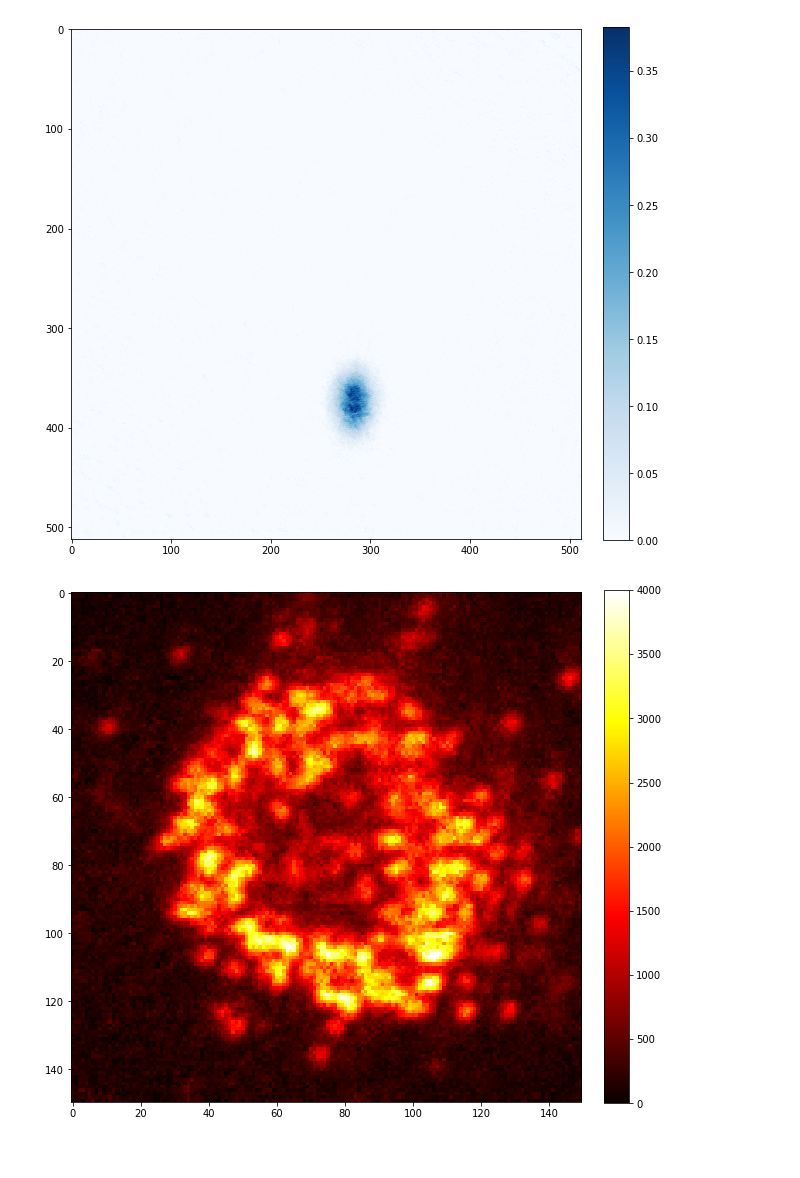
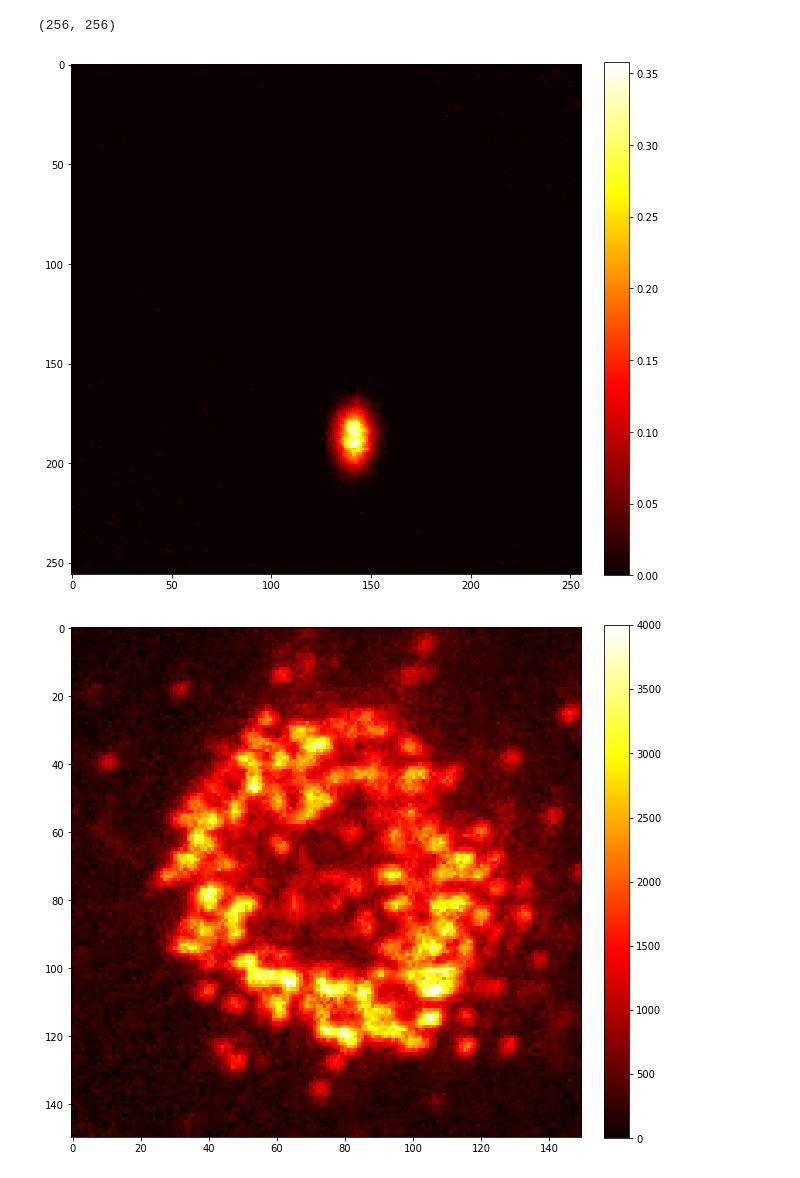
Before and after one commit to boxiaowave/pythonscriptsforlab, a Jupyter notebook: ExpImgProcess.ipynb, the cells around one changed output. Drawn from its saved outputs; the diff is of its cells as text; code cells hidden in the pictures.

Commit message:
add binning function

```diff
--- a/ExpImgProcess.ipynb
+++ b/ExpImgProcess.ipynb
@@ -8,15 +8,20 @@ from matplotlib.colors import LinearSegmentedColormap
 %matplotlib inline
 # %%
 cmap = LinearSegmentedColormap.from_list('mycmap', ['black','red', 'white'])
+def binpic(pic,binning):
+    picshape=np.shape(pic)
+    #binpic=np.zeros((picshape[0]/binning[0],picshape[1]/binning[1]))
+    return pic.reshape(picshape[0]//binning[0],binning[0],picshape[1]//binning[1],binning[1]).sum(-1).sum(1)/(binning[0]*binning[1])
 
-def AbsorbIma(filename,rottime=0,vmin='auto',vmax='auto',cmap='jet'):
+def AbsorbIma(filename,rottime=0,vmin='auto',vmax='auto',cmap='jet',binning=(1,1)):
     filelist=[os.path.splitext(filename)[0][:-1]+str(i+1)+os.path.splitext(filename)[1] for i in range(3)]
     #print(filelist)
     fig, ax = plt.subplots(figsize=(10,10))
     PicList=[np.array(Image.open(filelist[i]),dtype='float64') for i in range(len(filelist))]
     #plt.imshow(PicList[0])
     #plt.colorbar(ticks=[0.1, 0.3, 0.5, 0.7], orientation='horizontal')
-    s=np.log((PicList[1]-PicList[2])/(PicList[0]-PicList[2]))
+    s=np.log(binpic(((PicList[1]-PicList[2])/(PicList[0]-PicList[2])),binning))
+    print(np.shape(s))
     if (vmax=='auto') or (vmin=='auto'):
         im=ax.imshow((np.rot90(s,rottime)),interpolation = 'none' ,
                  cmap=cmap,vmin=0)
@@ -25,14 +30,14 @@ def AbsorbIma(filename,rottime=0,vmin='auto',vmax='auto',cmap='jet'):
                  cmap=cmap,vmin=vmin,vmax=vmax)
     fig.colorbar(im,fraction=0.046, pad=0.04)
 
-def FlorIma(filename,rottime=0,vmin='auto',vmax='auto',cmap='jet',trp='False'):
+def FlorIma(filename,rottime=0,vmin='auto',vmax='auto',cmap='jet',trp='False',binning=(1,1)):
     filelist=[os.path.splitext(filename)[0][:-1]+str(i+1)+os.path.splitext(filename)[1] for i in range(2)]
     #print(filelist)
     fig, ax = plt.subplots(figsize=(10,10))
     PicList=[np.array(Image.open(filelist[i]),dtype='float64') for i in range(len(filelist))]
     #plt.imshow(PicList[0])
     #plt.colorbar(ticks=[0.1, 0.3, 0.5, 0.7], orientation='horizontal')
-    s=(PicList[0]-PicList[1])[174:324,179:329]
+    s=binpic((PicList[0]-PicList[1])[174:324,179:329],binning)
     if (trp=='True'):
         s=np.transpose(s)
     if (vmax=='auto') or (vmin=='auto'):
@@ -44,8 +49,9 @@ def FlorIma(filename,rottime=0,vmin='auto',vmax='auto',cmap='jet',trp='False'):
     cbar=fig.colorbar(im,fraction=0.046, pad=0.04)
     cbar.ax.tick_params(labelsize=10)
 # %%
-AbsorbIma('./Data/test_0.00-18.02.01-16.35.25--272-1.tiff',1,cmap='Blues')
+AbsorbIma('./Data/test_0.00-18.02.01-16.35.25--272-1.tiff',1,cmap='hot',binning=(2,2))
 # %% [output]
+(256, 256)
-[figure, old version]
+[figure, new version]
 # %%
 FlorIma('./data/EtaloningPics_1.00-18.02.08-17.49.11--065-1.tiff'
```
Also changed, not shown: parts of 1 cell of this notebook.
